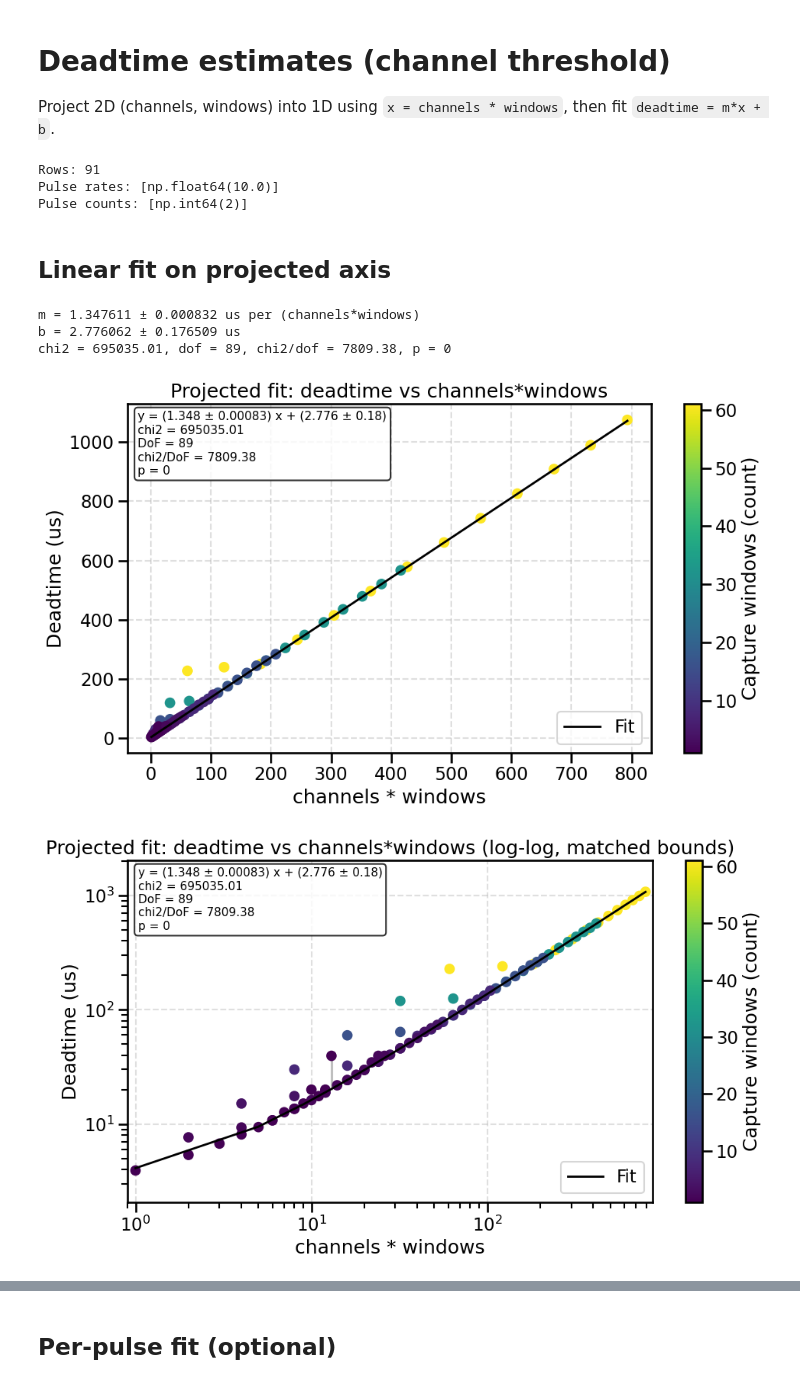
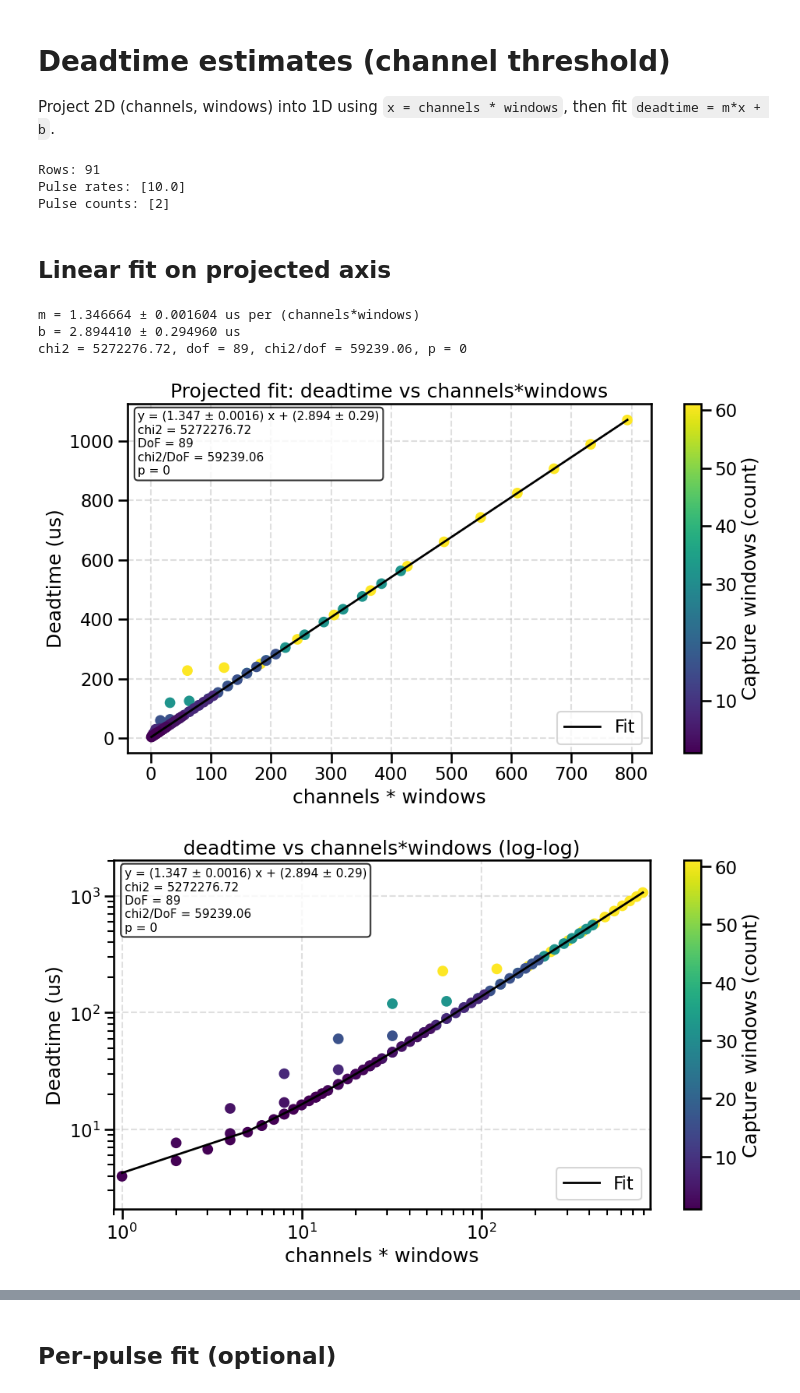
Before and after one commit to jaca230/nalu_deadtime_tests, a Jupyter notebook: notebooks/deadtime_estimates_channel_threshold.ipynb, the cells around one changed output, grey strips where cells are left out. Cells and saved outputs as stored; diff of their text form; code cells hidden in the pictures.

Commit message:
added new data and a few new notebook plots

```diff
--- a/notebooks/deadtime_estimates_channel_threshold.ipynb
+++ b/notebooks/deadtime_estimates_channel_threshold.ipynb
@@ -15,7 +15,7 @@ from scipy.optimize import least_squares
 sns.set_context('talk')
 
 ROOT = Path.cwd().resolve().parent
-EST_PATH = ROOT / 'data' / 'estimated_deadtime_10hz-12-22-25_full_channels.json'
+EST_PATH = ROOT / 'data' / 'estimated_deadtime_10hz-12-24-25_full_channels.json'
 
 with EST_PATH.open() as fh:
     estimates = json.load(fh)
@@ -26,8 +26,8 @@ print('Pulse rates:', sorted(est_df['pulse_rate_hz'].dropna().unique()))
 print('Pulse counts:', sorted(est_df['num_pulses'].dropna().unique()))
 # %% [output]
 Rows: 91
-Pulse rates: [np.float64(10.0)]
-Pulse counts: [np.int64(2)]
+Pulse rates: [10.0]
+Pulse counts: [2]
 # %% [markdown]
 ## Linear fit on projected axis
 # %%
@@ -98,40 +98,41 @@ plt.title('Projected fit: deadtime vs channels*windows')
 plt.xlabel('channels * windows')
 plt.ylabel('Deadtime (us)')
 plt.grid(True, linestyle='--', alpha=0.4)
-plt.legend()
+plt.legend(loc='lower right')
 plt.tight_layout()
 plt.show()
 
 # Log-scale plot
 plt.figure(figsize=(10, 6))
 ax = plt.gca()
 ax.text(0.02, 0.98, stats_text, transform=ax.transAxes, ha='left', va='top', fontsize=11, bbox={'boxstyle': 'round,pad=0.3', 'facecolor': 'white', 'alpha': 0.8})
 plt.errorbar(x, y, yerr=[yerr_low, yerr_high], fmt='none', ecolor='gray', alpha=0.5, zorder=1)
 sc = plt.scatter(x, y, c=df['windows'], cmap='viridis', s=70, zorder=2)
 plt.plot(x_line, m * x_line + b, color='black', linewidth=2, label='Fit')
 cbar = plt.colorbar(sc)
 cbar.set_label('Capture windows (count)')
 plt.xscale('log')
 plt.yscale('log')
 x_min, x_max = x.min() * 0.9, x.max() * 1.1
 y_min, y_max = y.min() * 0.9, y.max() * 1.1
 lx_min, lx_max = np.log10(x_min), np.log10(x_max)
 ly_min, ly_max = np.log10(y_min), np.log10(y_max)
 span = max(lx_max - lx_min, ly_max - ly_min)
 lx_center = 0.5 * (lx_min + lx_max)
 ly_center = 0.5 * (ly_min + ly_max)
 ax.set_xlim(10 ** (lx_center - span / 2), 10 ** (lx_center + span / 2))
 ax.set_ylim(10 ** (ly_center - span / 2), 10 ** (ly_center + span / 2))
 plt.title('deadtime vs channels*windows (log-log)')
 plt.xlabel('channels * windows')
 plt.ylabel('Deadtime (us)')
 plt.grid(True, linestyle='--', alpha=0.4)
-plt.legend()
+plt.legend(loc='lower right')
+plt.tight_layout(rect=[0, 0, 0.82, 1])
 plt.tight_layout()
 plt.show()
 # %% [output]
-m = 1.347611 ± 0.000832 us per (channels*windows)
-b = 2.776062 ± 0.176509 us
-chi2 = 695035.01, dof = 89, chi2/dof = 7809.38, p = 0
+m = 1.346664 ± 0.001604 us per (channels*windows)
+b = 2.894410 ± 0.294960 us
+chi2 = 5272276.72, dof = 89, chi2/dof = 59239.06, p = 0
-[figure, old version]
+[figure, new version]
-[figure, old version]
+[figure, new version]
```
Also changed, not shown: parts of 3 cells of this notebook, 4 other files.
